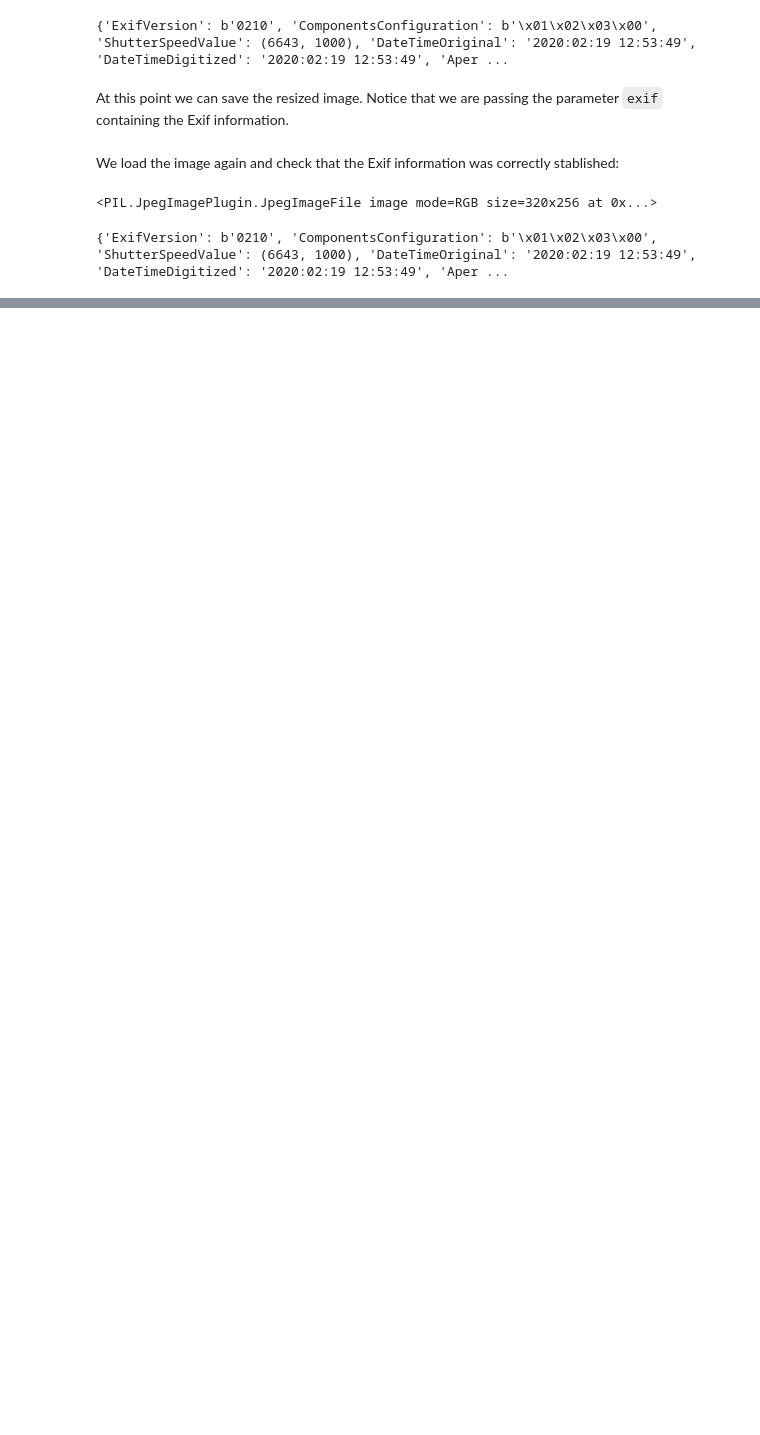
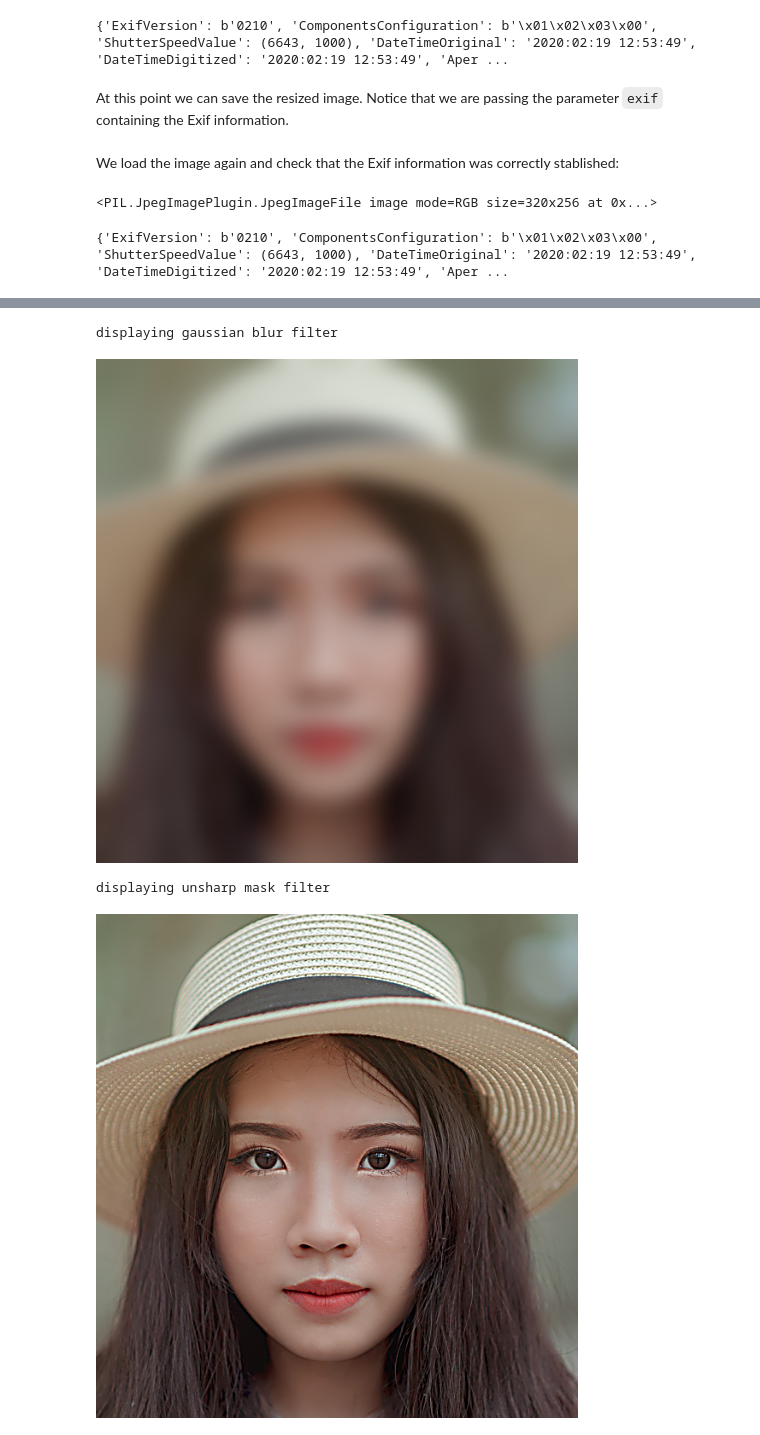
Before and after one commit to albertofernandezvillan/computer-vision-and-deep-learning-course, a Jupyter notebook: pil_introduction_python.ipynb, the cells around one changed output, grey strips where cells are left out. Saved outputs shown, nothing was run; the diff lists cells and outputs as text; code cells hidden in the pictures; blank space fills up the shorter version.

```diff
--- a/pil_introduction_python.ipynb
+++ b/pil_introduction_python.ipynb
@@ -284,3 +314,30 @@ print(exif_visualization_2)
+# %%
+from IPython.display import display
+from PIL import Image, ImageFilter
+
+# Load PNG image:
+img = Image.open("/content/face_test.png")
+
+# Apply some blurring filters:
+# ImageFilter.GaussianBlur(radius=2)
+img_gaussian_blur = img.filter(ImageFilter.GaussianBlur(radius=10))
+
+# Appy Unsharp masking filter:
+# Unsharp maskingis an image sharpening technique,
+# often available in digital image processing software.
+# ImageFilter.UnsharpMask(radius=2, percent=150, threshold=3)
+img_unsharp_mask = img.filter(ImageFilter.UnsharpMask)
+
+print("displaying gaussian blur filter")
+display(img_gaussian_blur)
+
+print("displaying unsharp mask filter")
+display(img_unsharp_mask)
+# %% [output]
+displaying gaussian blur filter
+[figure, added]
+displaying unsharp mask filter
+[figure, added]
 # %% [markdown]
 # Conclusions
 
```
Also changed, not shown: parts of 17 cells of this notebook.
